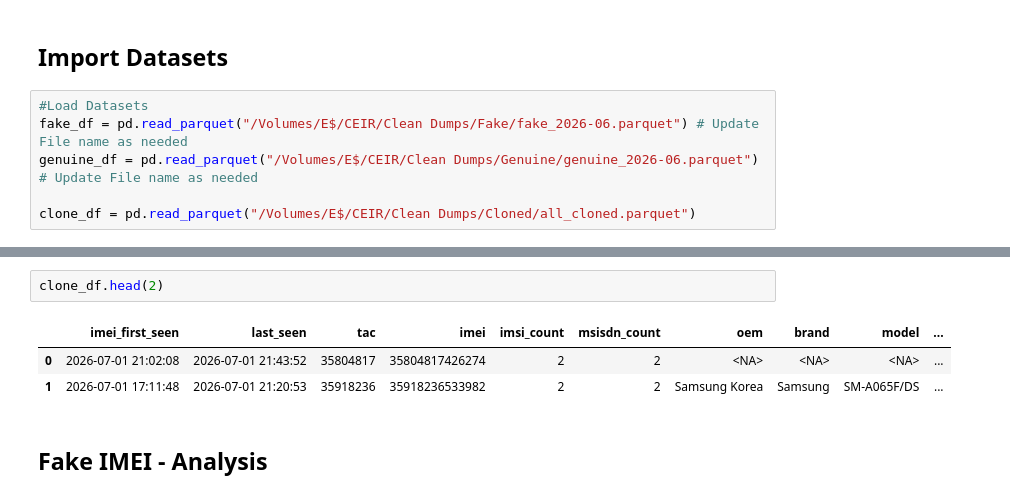
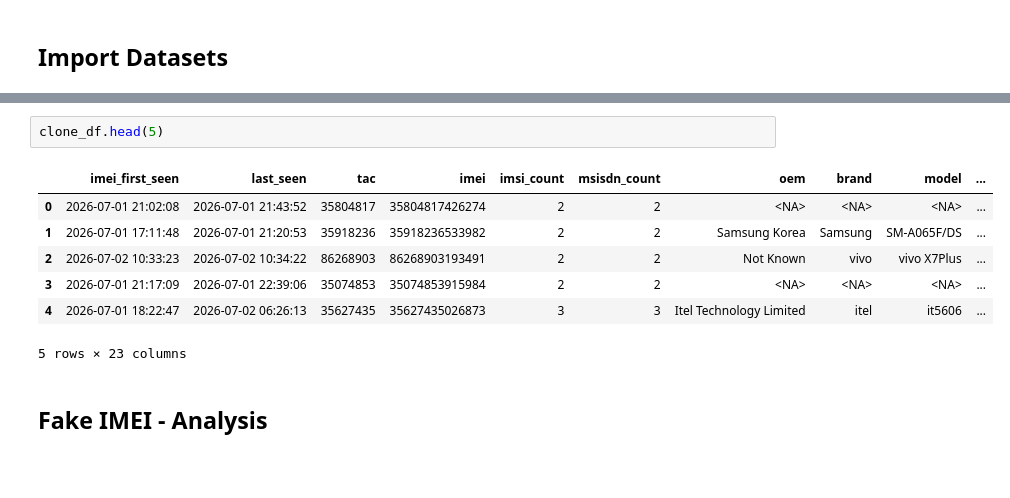
Before and after one commit to wmuheki/ceir_analytics, a Jupyter notebook: 2. eda_fake_clone_genuine.ipynb, the cells around one changed output, grey strips where cells are left out. Drawn from its saved outputs; the diff is of its cells as text; blank space fills up the shorter version.

```diff
--- a/2. eda_fake_clone_genuine.ipynb
+++ b/2. eda_fake_clone_genuine.ipynb
@@ -7,9 +8,3 @@ from IPython.display import display
 import matplotlib.pyplot as plt
 # %% [markdown]
 ## Import Datasets
-# %%
-#Load Datasets
-fake_df = pd.read_parquet("/Volumes/E$/CEIR/Clean Dumps/Fake/fake_2026-06.parquet") # Update File name as needed
-genuine_df = pd.read_parquet("/Volumes/E$/CEIR/Clean Dumps/Genuine/genuine_2026-06.parquet") # Update File name as needed
-
-clone_df = pd.read_parquet("/Volumes/E$/CEIR/Clean Dumps/Cloned/all_cloned.parquet")
@@ -29,9 +56,13 @@ genuine_df.head(2)
 # %%
-clone_df.head(2)
+clone_df.head(5)
 # %% [output]
 |  | imei_first_seen | last_seen | tac | imei | imsi_count | msisdn_count | oem | brand | model | ... |
 | 0 | 2026-07-01 21:02:08 | 2026-07-01 21:43:52 | 35804817 | 35804817426274 | 2 | 2 | <NA> | <NA> | <NA> | ... |
 | 1 | 2026-07-01 17:11:48 | 2026-07-01 21:20:53 | 35918236 | 35918236533982 | 2 | 2 | Samsung Korea | Samsung | SM-A065F/DS | ... |
+| 2 | 2026-07-02 10:33:23 | 2026-07-02 10:34:22 | 86268903 | 86268903193491 | 2 | 2 | Not Known | vivo | vivo X7Plus | ... |
+| 3 | 2026-07-01 21:17:09 | 2026-07-01 22:39:06 | 35074853 | 35074853915984 | 2 | 2 | <NA> | <NA> | <NA> | ... |
+| 4 | 2026-07-01 18:22:47 | 2026-07-02 06:26:13 | 35627435 | 35627435026873 | 3 | 3 | Itel Technology Limited | itel | it5606 | ... |
+5 rows × 23 columns
 # %% [markdown]
 ## Fake IMEI - Analysis
 # %%
```
Also changed, not shown: parts of 9 cells of this notebook, 1 other file.
